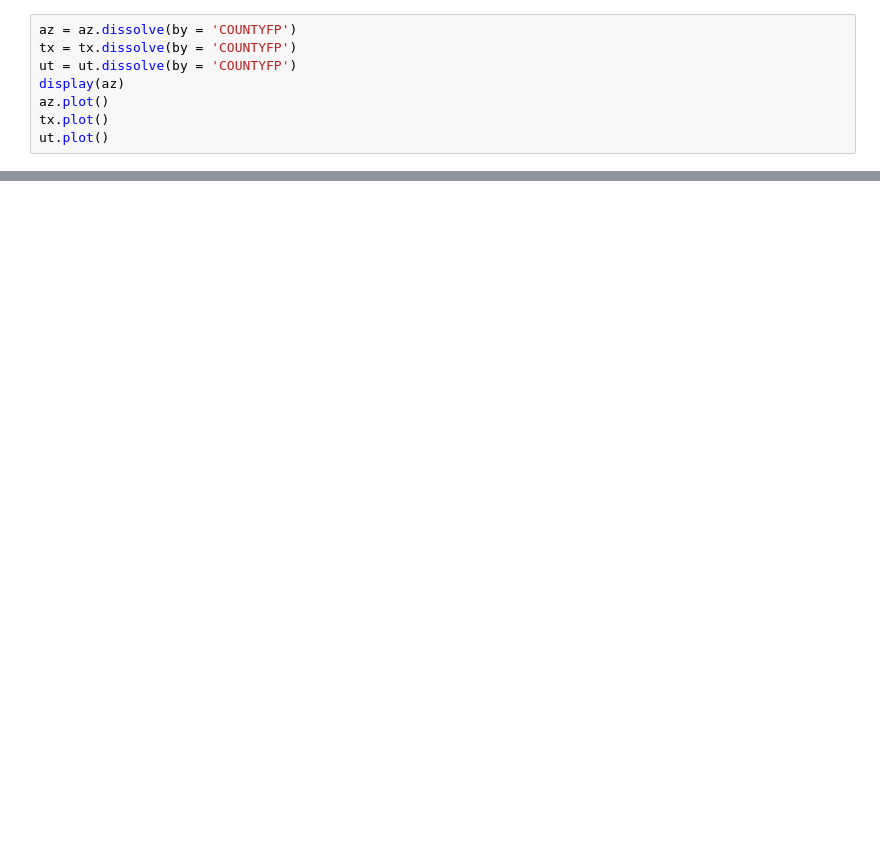
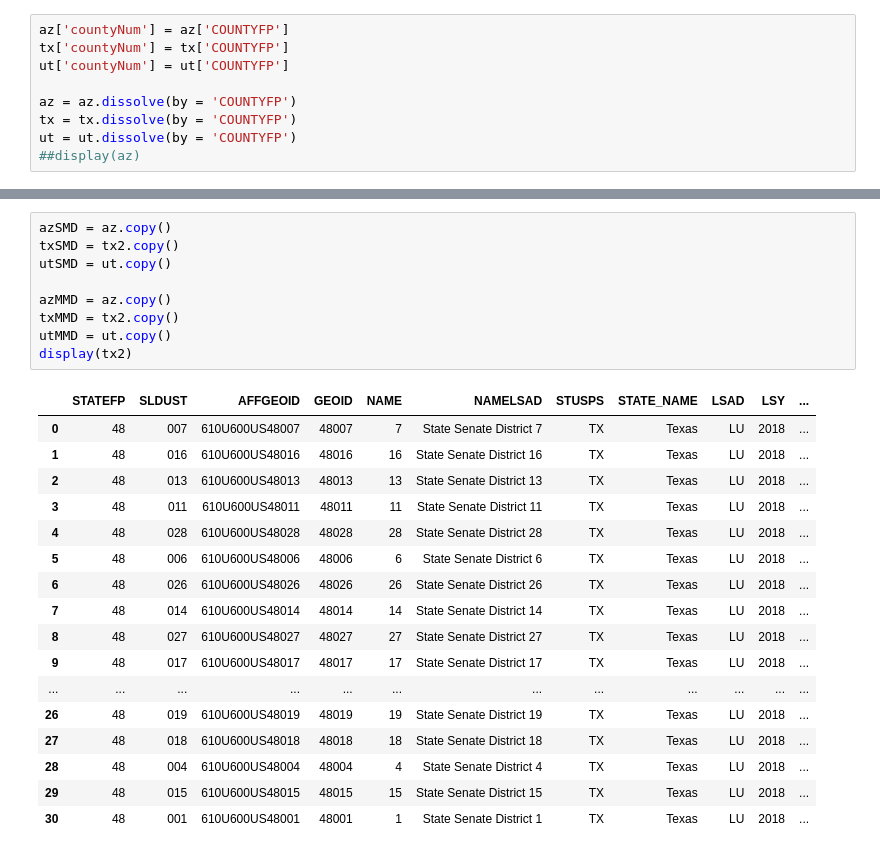
Before and after one commit to CSE-416-Team-Selzer/Modeling-and-Analysis-of-HR-3863, a Jupyter notebook: preprocessing/gui_review_preproc.ipynb, the cells around one changed output, grey strips where cells are left out. Saved outputs shown, nothing was run; the diff lists cells and outputs as text; blank space fills up the shorter version.

```diff
--- a/preprocessing/gui_review_preproc.ipynb
+++ b/preprocessing/gui_review_preproc.ipynb
@@ -64,8 +38,9 @@ display(ut)
 # %%
+az['countyNum'] = az['COUNTYFP']
+tx['countyNum'] = tx['COUNTYFP']
+ut['countyNum'] = ut['COUNTYFP']
+
 az = az.dissolve(by = 'COUNTYFP')
 tx = tx.dissolve(by = 'COUNTYFP')
 ut = ut.dissolve(by = 'COUNTYFP')
-display(az)
-az.plot()
-tx.plot()
-ut.plot()
+##display(az)
@@ -93,0 +47,27 @@ ut.plot()
+# %%
+azSMD = az.copy()
+txSMD = tx2.copy()
+utSMD = ut.copy()
+
+azMMD = az.copy()
+txMMD = tx2.copy()
+utMMD = ut.copy()
+display(tx2)
+# %% [output]
+|  | STATEFP | SLDUST | AFFGEOID | GEOID | NAME | NAMELSAD | STUSPS | STATE_NAME | LSAD | LSY | ... |
+| 0 | 48 | 007 | 610U600US48007 | 48007 | 7 | State Senate District 7 | TX | Texas | LU | 2018 | ... |
+| 1 | 48 | 016 | 610U600US48016 | 48016 | 16 | State Senate District 16 | TX | Texas | LU | 2018 | ... |
+| 2 | 48 | 013 | 610U600US48013 | 48013 | 13 | State Senate District 13 | TX | Texas | LU | 2018 | ... |
+| 3 | 48 | 011 | 610U600US48011 | 48011 | 11 | State Senate District 11 | TX | Texas | LU | 2018 | ... |
+| 4 | 48 | 028 | 610U600US48028 | 48028 | 28 | State Senate District 28 | TX | Texas | LU | 2018 | ... |
+| 5 | 48 | 006 | 610U600US48006 | 48006 | 6 | State Senate District 6 | TX | Texas | LU | 2018 | ... |
+| 6 | 48 | 026 | 610U600US48026 | 48026 | 26 | State Senate District 26 | TX | Texas | LU | 2018 | ... |
+| 7 | 48 | 014 | 610U600US48014 | 48014 | 14 | State Senate District 14 | TX | Texas | LU | 2018 | ... |
+| 8 | 48 | 027 | 610U600US48027 | 48027 | 27 | State Senate District 27 | TX | Texas | LU | 2018 | ... |
+| 9 | 48 | 017 | 610U600US48017 | 48017 | 17 | State Senate District 17 | TX | Texas | LU | 2018 | ... |
+| ... | ... | ... | ... | ... | ... | ... | ... | ... | ... | ... | ... |
+| 26 | 48 | 019 | 610U600US48019 | 48019 | 19 | State Senate District 19 | TX | Texas | LU | 2018 | ... |
+| 27 | 48 | 018 | 610U600US48018 | 48018 | 18 | State Senate District 18 | TX | Texas | LU | 2018 | ... |
+| 28 | 48 | 004 | 610U600US48004 | 48004 | 4 | State Senate District 4 | TX | Texas | LU | 2018 | ... |
+| 29 | 48 | 015 | 610U600US48015 | 48015 | 15 | State Senate District 15 | TX | Texas | LU | 2018 | ... |
+| 30 | 48 | 001 | 610U600US48001 | 48001 | 1 | State Senate District 1 | TX | Texas | LU | 2018 | ... |
```
Also changed, not shown: parts of 18 cells of this notebook, 18 other files.
